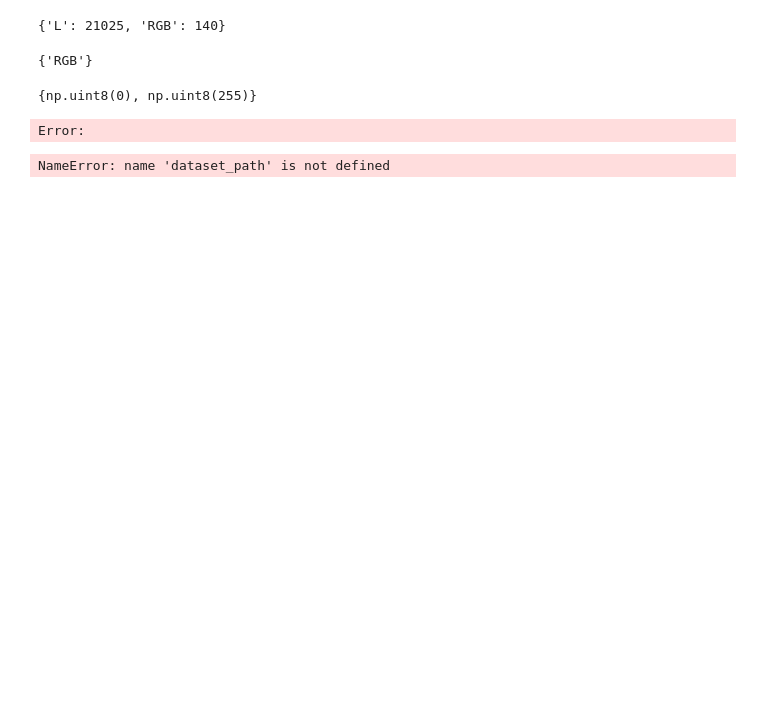
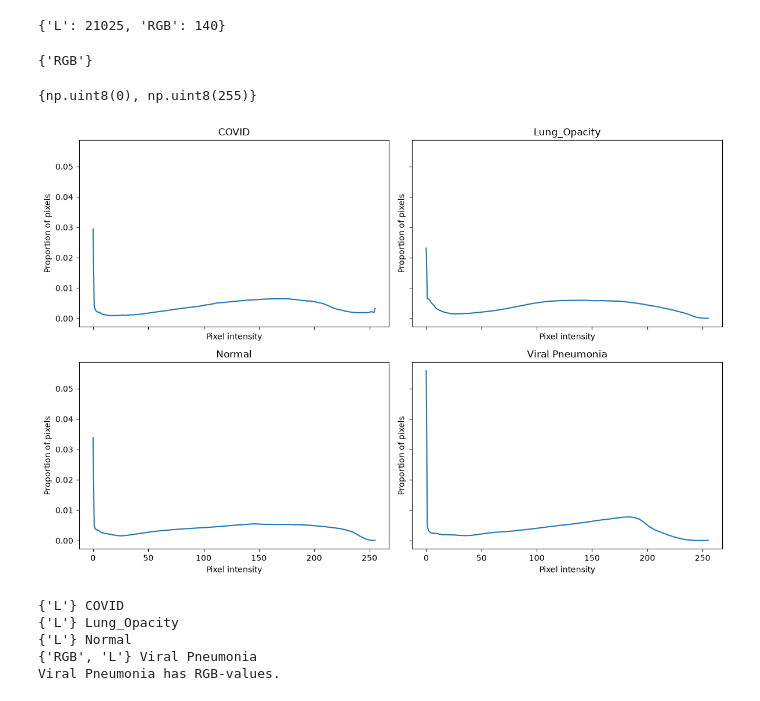
Before and after one commit to DataScientest-Studio/jun26_bds_int_covid, a Jupyter notebook: notebooks/01_exploration.ipynb, the cells around one changed output. Cells and saved outputs as stored; diff of their text form; code cells hidden in the pictures; blank space fills up the shorter version.

Commit message:
Refactor exploration notebook by removing redundant code cells and updating cell execution counts for clarity.

```diff
--- a/notebooks/01_exploration.ipynb
+++ b/notebooks/01_exploration.ipynb
@@ -245,29 +245,27 @@ print(mask_values)
 # %% [output]
 {np.uint8(0), np.uint8(255)}
 # %%
-#pixel intensity distribution of the xray images
 classes = ["COVID", "Lung_Opacity", "Normal", "Viral Pneumonia"]
+fig, axes = plt.subplots(2, 2, figsize=(12, 8), sharex=True, sharey=True)
 
-for c in classes:
-    list_intensity=[]
+for c, ax in zip(classes, axes.flat):
+    counts = np.zeros(256, dtype=np.int64)
     folder = dataset_path / c / "images"
-    images = list(folder.glob("*.png"))
-    for image in images:
-        image = Image.open(image)
-        if image.mode == "RGB":
-            image = image.convert("L")
-        image_array=np.array(image).flatten()
-        list_intensity.extend(image_array)
-    plt.figure(figsize=(8,8))
-    plt.hist(list_intensity)
-    plt.title(c)
-    plt.show()
 
+    for image_path in folder.glob("*.png"):
+        with Image.open(image_path) as image:
+            grayscale = np.asarray(image.convert("L"), dtype=np.uint8)
+        counts += np.bincount(grayscale.ravel(), minlength=256)
 
+    ax.plot(np.arange(256), counts / counts.sum())
+    ax.set_title(c)
+    ax.set_xlabel("Pixel intensity")
+    ax.set_ylabel("Proportion of pixels")
 
-#Since 140 images were stored in RGB format while the majority were already grayscale, all images were converted to grayscale to ensure a consistent input representation.
+plt.tight_layout()
+plt.show()
 # %% [output]
-Error:
+[figure, added]
 # %%
 #Distribution of RGB and L images
 classes = ["COVID", "Lung_Opacity", "Normal", "Viral Pneumonia"]
@@ -285,4 +283,8 @@ for c in classes:
     if "RGB" in mode_values:
         print(f"{c} has RGB-values.")
 # %% [output]
-NameError: name 'dataset_path' is not defined
+{'L'} COVID
+{'L'} Lung_Opacity
+{'L'} Normal
+{'RGB', 'L'} Viral Pneumonia
+Viral Pneumonia has RGB-values.
```
Also changed, not shown: parts of 3 cells of this notebook.
